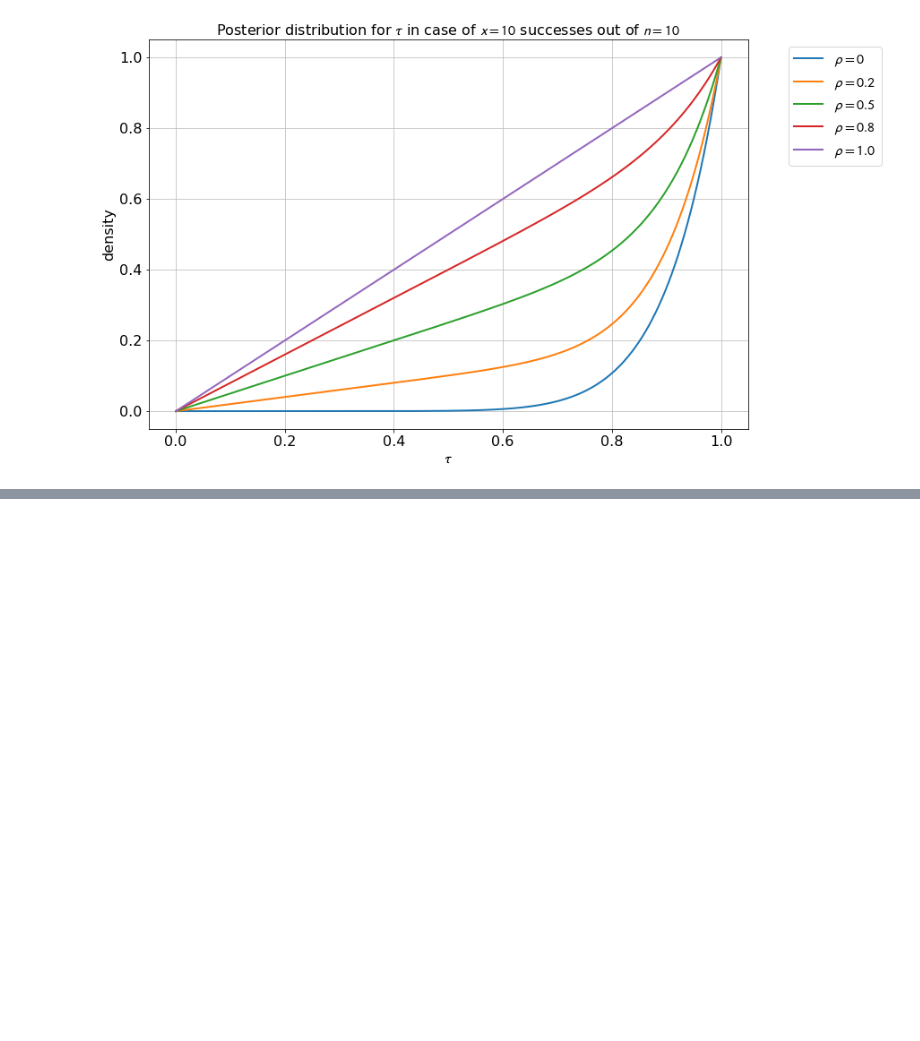
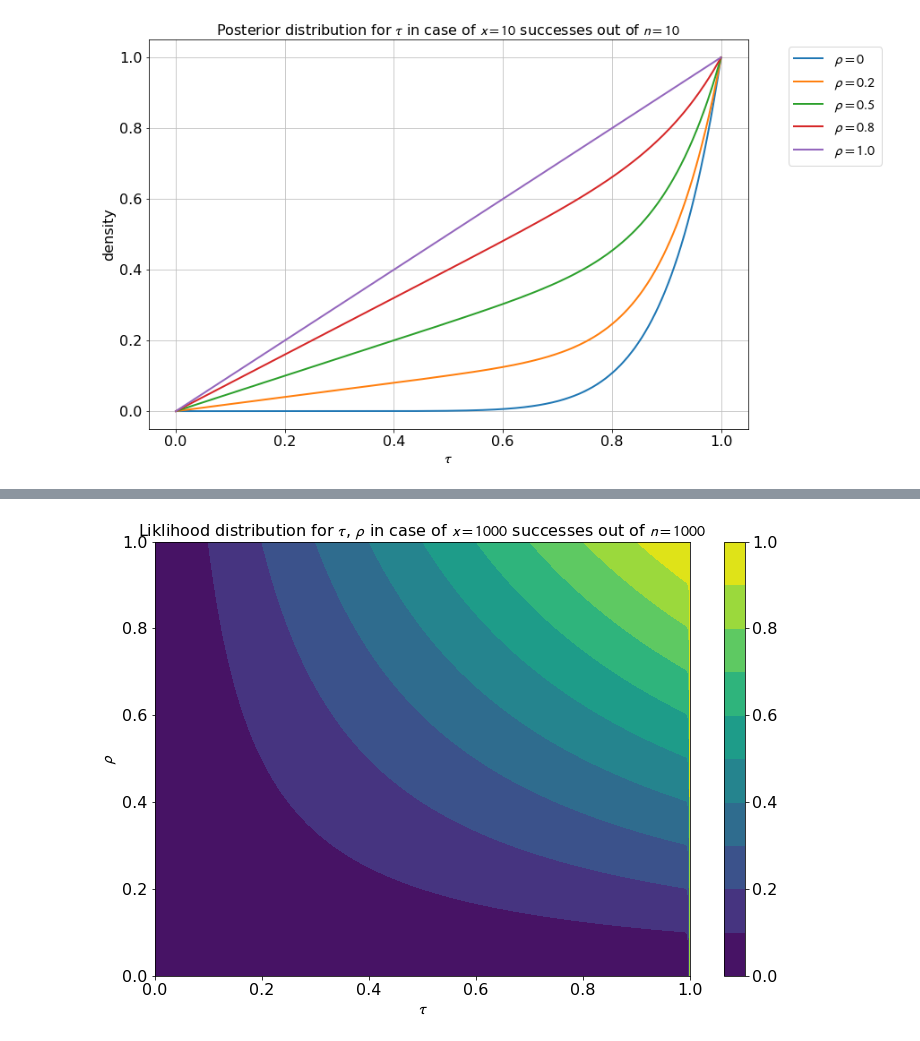
Before and after one commit to projectbutterflyEffect/analysis-double-pendulum, a Jupyter notebook: notebooks/Binomial with dependent samples.ipynb, the cells around one changed output, grey strips where cells are left out. Drawn from its saved outputs; the diff is of its cells as text; code cells hidden in the pictures; blank space fills up the shorter version.

```diff
--- a/notebooks/Binomial with dependent samples.ipynb
+++ b/notebooks/Binomial with dependent samples.ipynb
@@ -92,0 +99,21 @@ with QuickPlot() as qp:
+# %%
+x = 1000
+n = 1000
+
+tau = np.linspace(0,1,1000)
+rho = np.linspace(0,1)
+
+Tau, Rho = np.meshgrid(tau,rho)
+
+p = pGBinom(x,n,Tau,Rho)
+
+with QuickPlot() as qp:
+    tau = np.linspace(0,1,1000)
+
+    c = qp.ax.contourf(Tau,Rho,p,levels=np.linspace(0,1,11))
+    qp.fig.colorbar(c)
+    qp.set_all_xlabels(r'$\tau$')
+    qp.set_all_ylabels(r'$\rho$')
+    qp.ax.set_title(r'Liklihood distribution for $\tau$, $\rho$ in case of $x={}$ successes out of $n={}$'.format(x,n))
+# %% [output]
+[figure, added]
```
Also changed, not shown: parts of 2 cells of this notebook, 3 other files.
